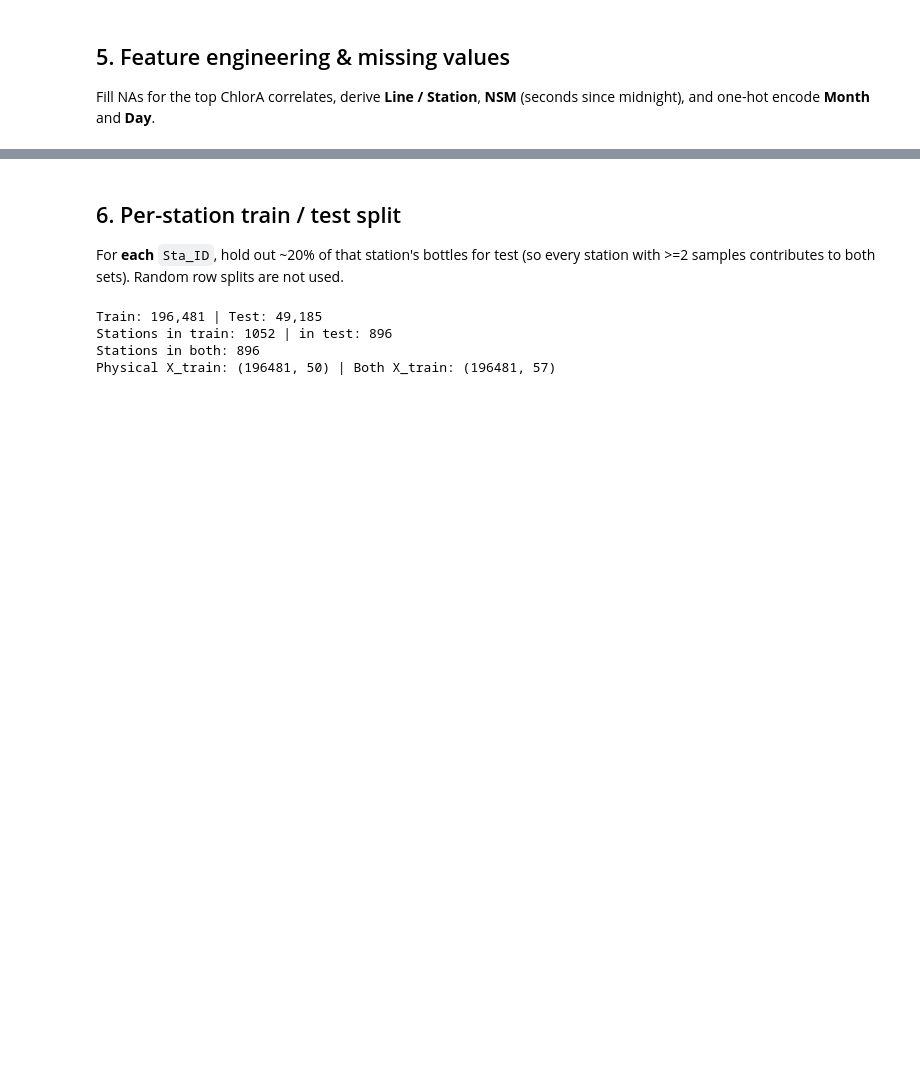
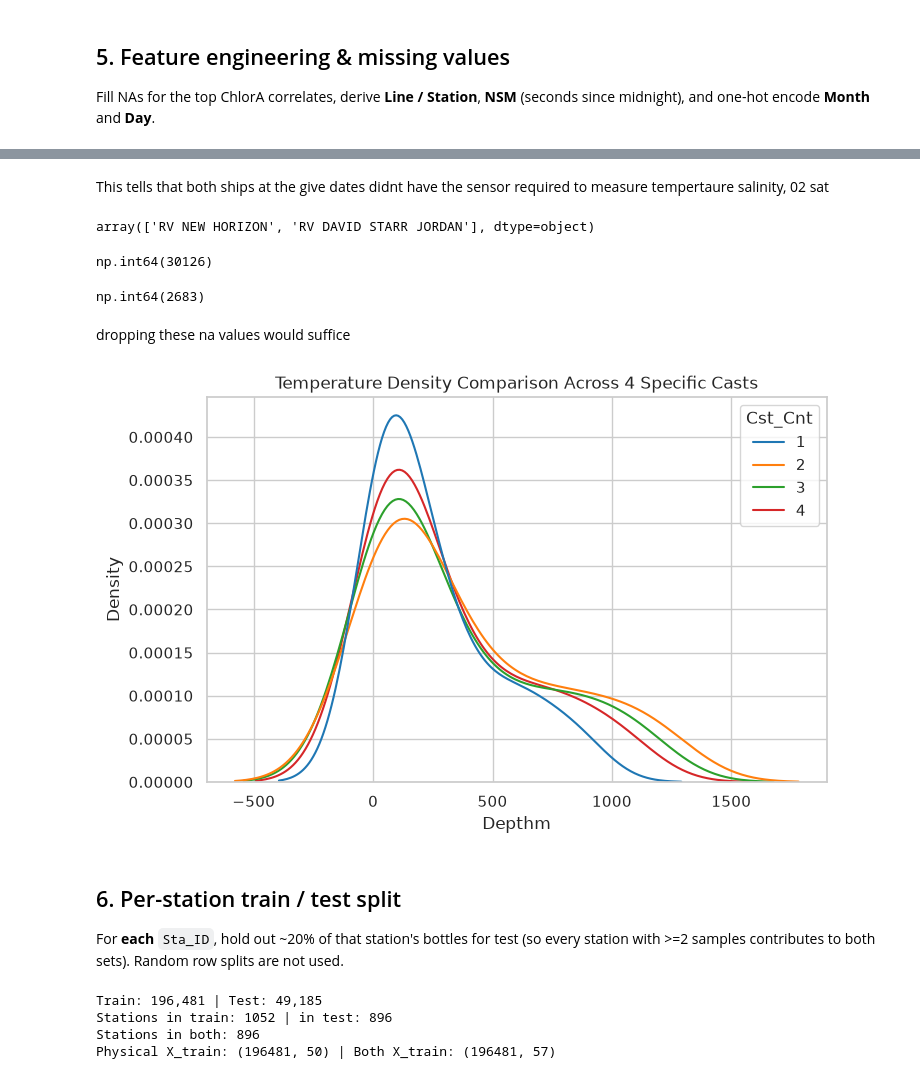
Before and after one commit to beppvis/23CSE301-Machine-Learning-Project, a Jupyter notebook: notebooks/regression_towards_chlora.ipynb, the cells around one changed output, grey strips where cells are left out. Saved outputs shown, nothing was run; the diff lists cells and outputs as text; code cells hidden in the pictures; blank space fills up the shorter version.

```diff
--- a/notebooks/regression_towards_chlora.ipynb
+++ b/notebooks/regression_towards_chlora.ipynb
@@ -414,0 +465,2 @@ Chemical+physical feature count: 57
+# %%
+df['T_degC'] = df.groupby('Cst_Cnt')['T_degC'].transform(lambda group: group.interpolate(method='linear',limit_direction='both'))
@@ -414,0 +511,29 @@ Chemical+physical feature count: 57
+# %% [markdown]
+This tells that both ships at the give dates didnt have the sensor required to measure tempertaure salinity, 02 sat
+# %%
+df[df['Date'].isin(subset['Date'].unique())]['Ship_Name'].unique()
+# %% [output]
+array(['RV NEW HORIZON', 'RV DAVID STARR JORDAN'], dtype=object)
+# %%
+df[df['Date'].isin(subset['Date'].unique())]['T_degC'].count()
+# %% [output]
+np.int64(30126)
+# %%
+df[df['Date'].isin(subset['Date'].unique())]['T_degC'].isna().sum()
+# %% [output]
+np.int64(2683)
+# %%
+df.dropna(subset=['T_degC'],inplace=True)
+# %% [markdown]
+dropping these na values would suffice
+# %%
+# Select 4 specific casts
+selected_casts = df['Cst_Cnt'].unique()[:4]
+subset = df[df['Cst_Cnt'].isin(selected_casts)]
+
+plt.figure(figsize=(8, 5))
+sns.kdeplot(data=subset, x="Depthm", hue="Cst_Cnt", palette="tab10")
+plt.title("Temperature Density Comparison Across 4 Specific Casts")
+plt.show()
+# %% [output]
+[figure, added]
```
Also changed, not shown: parts of 32 cells of this notebook.
